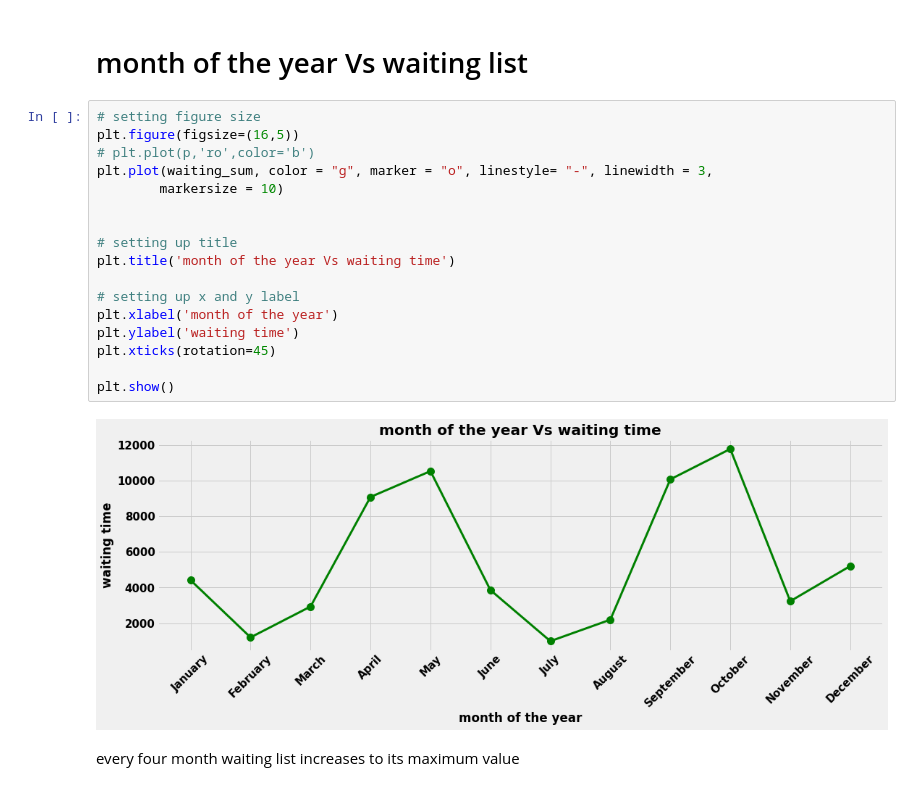
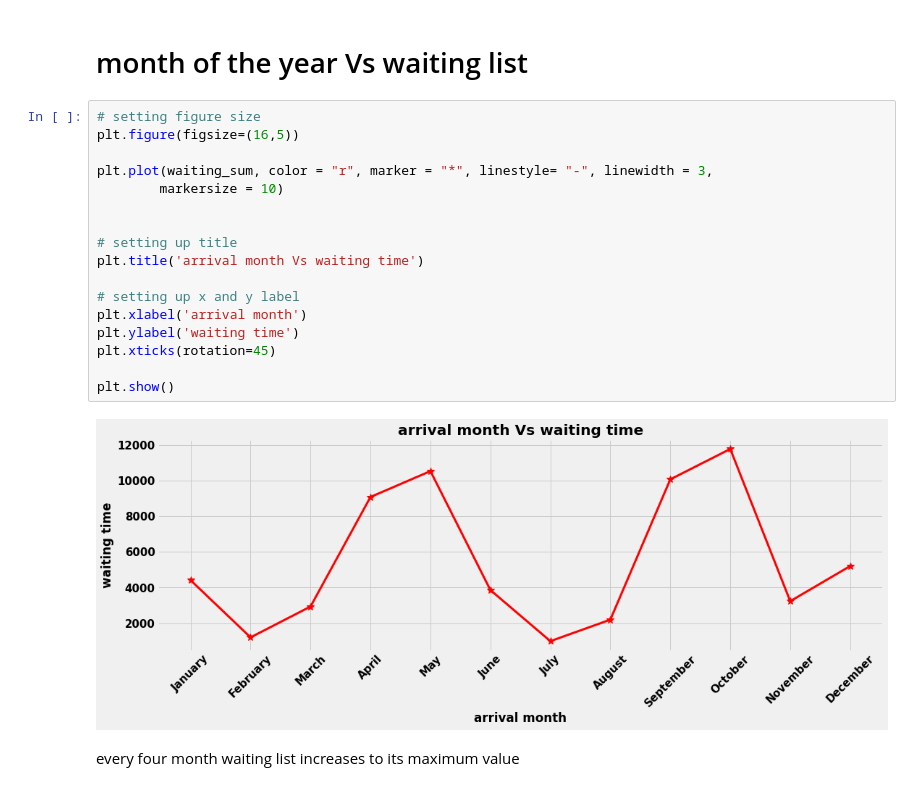
Before and after one commit to SUDHANSHU4497/hotel-booking-analysis, a Jupyter notebook: hotel_booking_analysis_by_sudhanshu.ipynb, the cells around one changed output. Cells and saved outputs as stored; diff of their text form.

```diff
--- a/hotel_booking_analysis_by_sudhanshu.ipynb
+++ b/hotel_booking_analysis_by_sudhanshu.ipynb
@@ -1214,22 +1215,22 @@ mean weekend night stay increases from january to july then it decreases
 # %%
 # setting figure size
 plt.figure(figsize=(16,5))
-# plt.plot(p,'ro',color='b')
-plt.plot(waiting_sum, color = "g", marker = "o", linestyle= "-", linewidth = 3,
+
+plt.plot(waiting_sum, color = "r", marker = "*", linestyle= "-", linewidth = 3,
         markersize = 10)
 
 
 # setting up title
-plt.title('month of the year Vs waiting time')
+plt.title('arrival month Vs waiting time')
 
 # setting up x and y label
-plt.xlabel('month of the year')
+plt.xlabel('arrival month')
 plt.ylabel('waiting time')
 plt.xticks(rotation=45)
 
 plt.show()
 # %% [output]
-[figure, old version]
+[figure, new version]
 # %% [markdown]
 every four month waiting list increases to its maximum value
 # %% [markdown]
```
Also changed, not shown: parts of 9 cells of this notebook.
